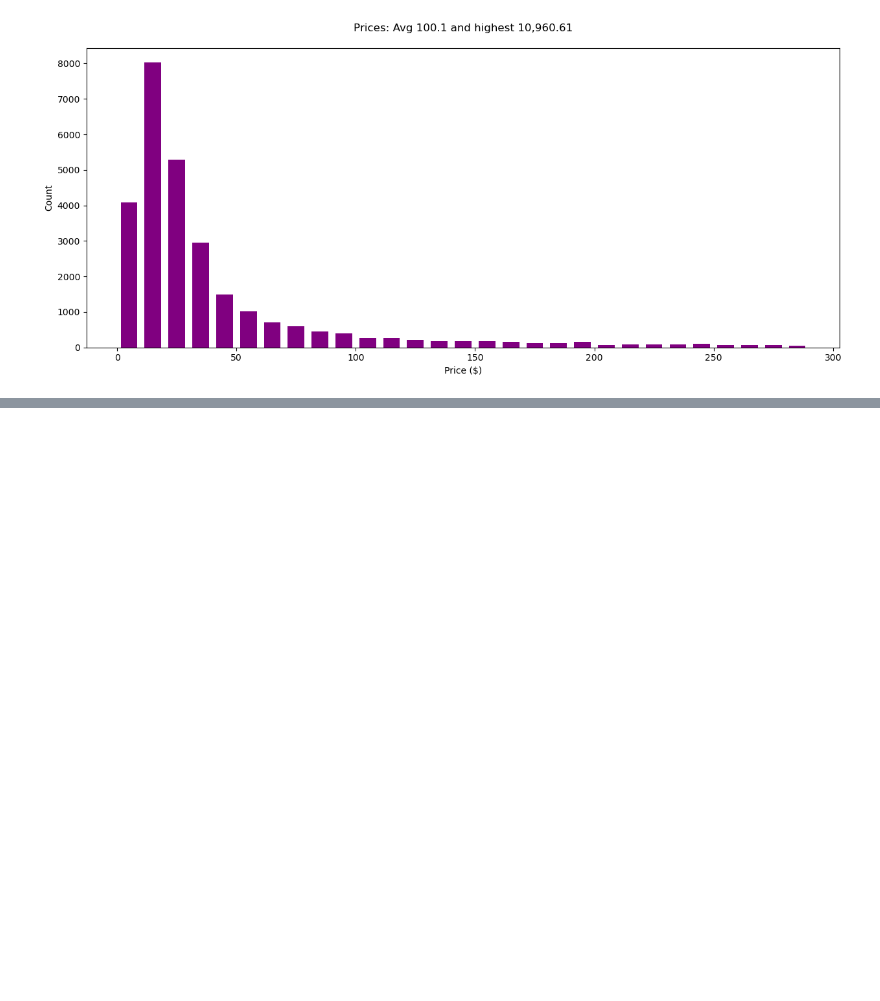
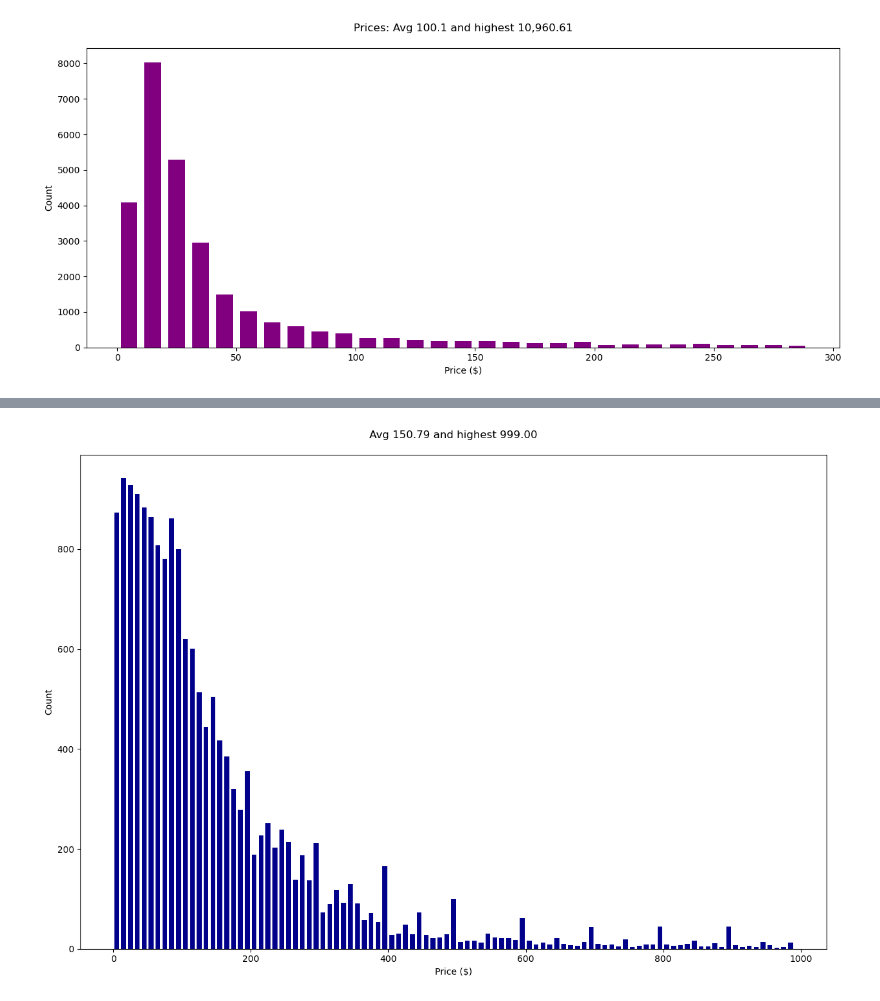
Before and after one commit to hamzabaccouri/ProductPricer-FineTuning-FrontierLLMs-QLoRA, a Jupyter notebook: dataCollection.ipynb, the cells around one changed output, grey strips where cells are left out. Cells and saved outputs as stored; diff of their text form; code cells hidden in the pictures; blank space fills up the shorter version.

```diff
--- a/dataCollection.ipynb
+++ b/dataCollection.ipynb
@@ -206,0 +302,7 @@ plt.show()
+# %%
+# Create a dict with a key of each price from $1 to $999
+# And in the value, put a list of items with that price (to nearest round number)
+
+slots = defaultdict(list)
+for item in items:
+    slots[round(item.price)].append(item)
@@ -206,0 +381,12 @@ plt.show()
+# %%
+# Plot the distribution of prices in sample
+
+prices = [float(item.price) for item in sample]
+plt.figure(figsize=(15, 10))
+plt.title(f"Avg {sum(prices)/len(prices):.2f} and highest {max(prices):,.2f}\n")
+plt.xlabel('Price ($)')
+plt.ylabel('Count')
+plt.hist(prices, rwidth=0.7, color="darkblue", bins=range(0, 1000, 10))
+plt.show()
+# %% [output]
+[figure, added]
```
Also changed, not shown: parts of 27 cells of this notebook.
